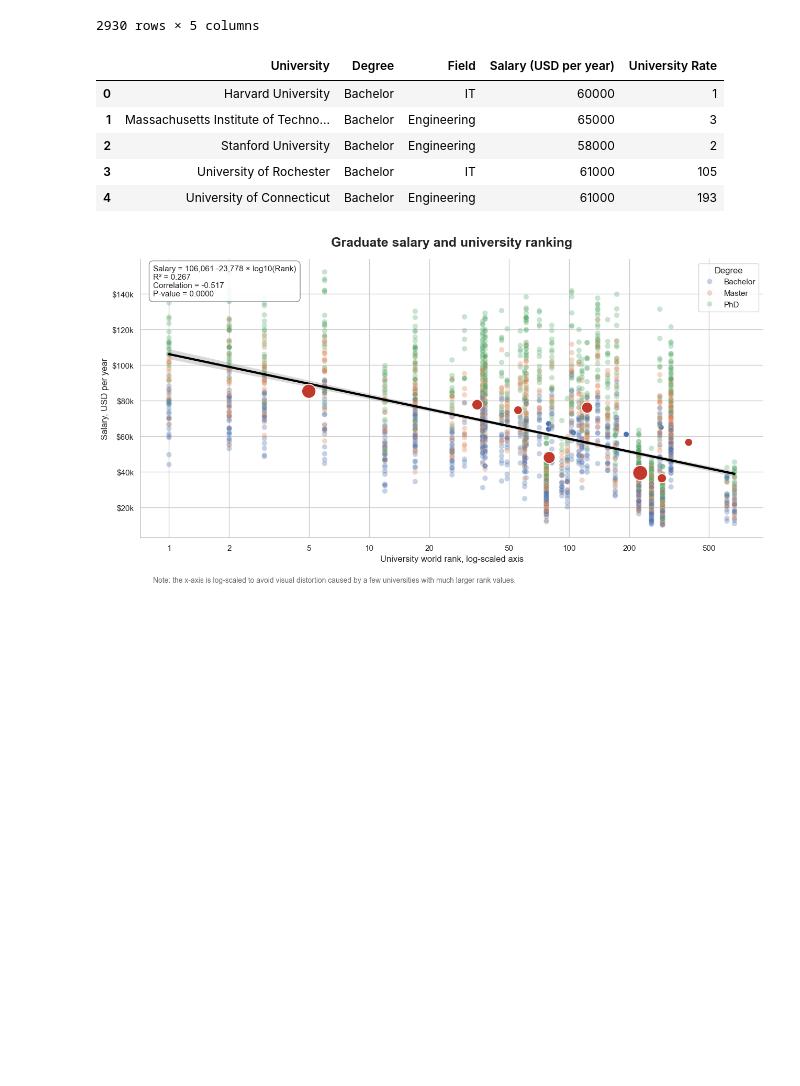
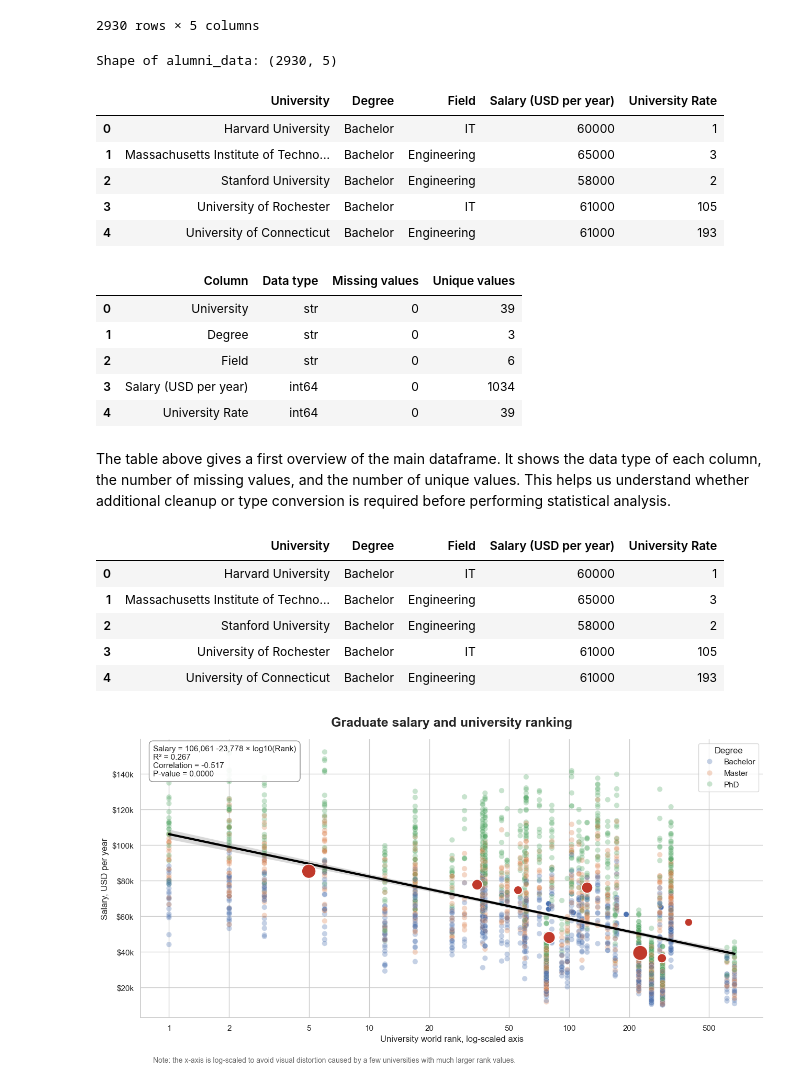
Before and after one commit to maxtheshock/PythonDS-Project, a Jupyter notebook: PythonNotebook.ipynb, the cells around one changed output. Cells and saved outputs as stored; diff of their text form; code cells hidden in the pictures; blank space fills up the shorter version.

Commit message:
added report structure and dataset overview sections

```diff
--- a/PythonNotebook.ipynb
+++ b/PythonNotebook.ipynb
@@ -380,6 +424,38 @@ alumni_data
 | 2928 | Kyoto University | Master | IT | 52400 | 26 |
 | 2929 | University of Sydney | Bachelor | IT | 79800 | 71 |
 2930 rows × 5 columns
+# %%
+# ----------------------- ADDED by Maksim, today -------------------------------
+#       Basic overview of the main dataframe used for analysis
+
+print("Shape of alumni_data:", alumni_data.shape)
+
+display(alumni_data.head())
+
+dataset_overview = pd.DataFrame({
+    "Column": alumni_data.columns,
+    "Data type": alumni_data.dtypes.astype(str).values,
+    "Missing values": alumni_data.isna().sum().values,
+    "Unique values": alumni_data.nunique().values
+})
+
+dataset_overview
+# %% [output]
+Shape of alumni_data: (2930, 5)
+|  | University | Degree | Field | Salary (USD per year) | University Rate |
+| 0 | Harvard University | Bachelor | IT | 60000 | 1 |
+| 1 | Massachusetts Institute of Techno... | Bachelor | Engineering | 65000 | 3 |
+| 2 | Stanford University | Bachelor | Engineering | 58000 | 2 |
+| 3 | University of Rochester | Bachelor | IT | 61000 | 105 |
+| 4 | University of Connecticut | Bachelor | Engineering | 61000 | 193 |
+|  | Column | Data type | Missing values | Unique values |
+| 0 | University | str | 0 | 39 |
+| 1 | Degree | str | 0 | 3 |
+| 2 | Field | str | 0 | 6 |
+| 3 | Salary (USD per year) | int64 | 0 | 1034 |
+| 4 | University Rate | int64 | 0 | 39 |
+# %% [markdown]
+The table above gives a first overview of the main dataframe. It shows the data type of each column, the number of missing values, and the number of unique values. This helps us understand whether additional cleanup or type conversion is required before performing statistical analysis.
 # %%
 # Good morning, Fedya. As I promised, here are my first commits with implementing
 # something really interesting for our project. Please, do not treat it too strict!
```
Also changed, not shown: parts of 4 cells of this notebook.
